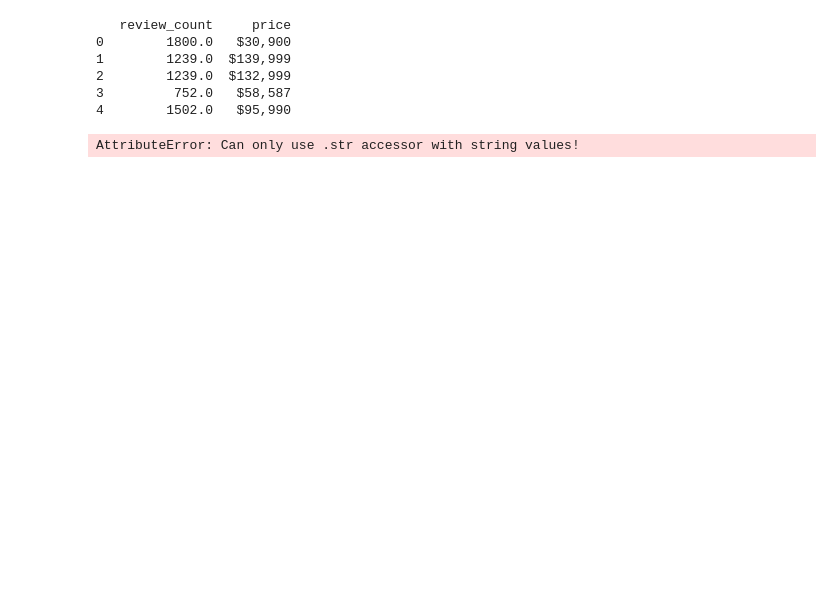
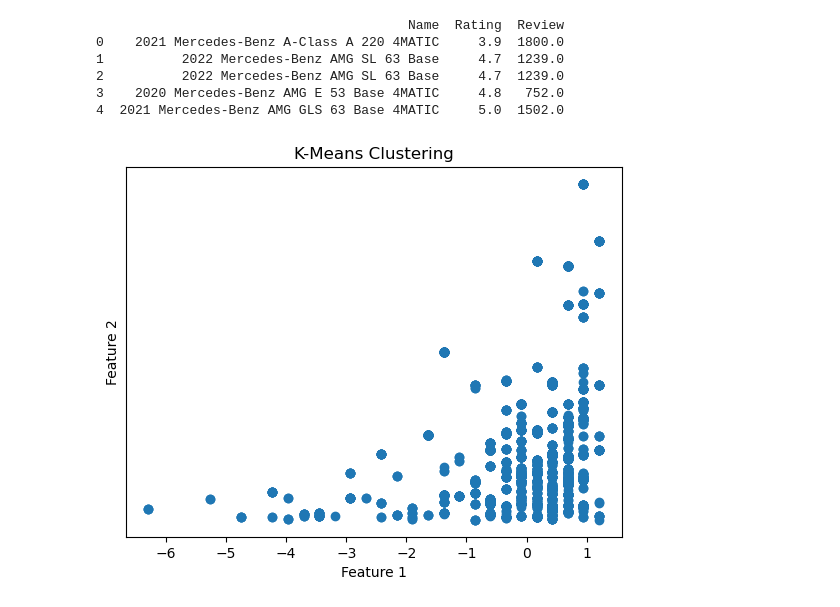
Before and after one commit to abdellahabd/Kmean-project, a Jupyter notebook: k-mean.ipynb, the cells around one changed output. Saved outputs shown, nothing was run; the diff lists cells and outputs as text; code cells hidden in the pictures; blank space fills up the shorter version.

```diff
--- a/k-mean.ipynb
+++ b/k-mean.ipynb
@@ -1,39 +1,41 @@
-# %%
-import pandas as pd
-import numpy as np
-
-df = pd.read_csv('usa_mercedes_benz_prices.csv')
-
-# remove rows with missing values
-df = df.dropna()
-
-# remove rows with Not Priced values
-df = df[df['price'] != 'Not Priced']
-
-# take only the 2 last columns (review_count and price)
-df = df.iloc[:, -2:]
-print(df.head())
-
-# normalize the price column
-df['price'] = df['price'].str.replace('$', '').str.replace(',', '').astype(float)
-
-# normalize the review_count column
-df['review_count'] = df['review_count'].str.replace(' reviews', '').str.replace(' review', '').astype(int)
-# %% [output]
-   review_count     price
-0        1800.0   $30,900
-1        1239.0  $139,999
-2        1239.0  $132,999
-3         752.0   $58,587
-4        1502.0   $95,990
-AttributeError: Can only use .str accessor with string values!
+# %%
+import pandas as pd
+import numpy as np
+import matplotlib.pyplot as plt
+
+df = pd.read_csv('usa_mercedes_benz_prices.csv')
+
+df = df.dropna()
+df = df.drop(['Mileage', 'Price'], axis=1)
+
+feature1 = df.iloc[:, 1]
+feature2 = df.iloc[:, 2]
 # %%
 # normalisation par la moyenne et l'écart type
-df['price'] = (df['price'] - df['price'].mean()) / df['price'].std()
-df['review_count'] = (df['review_count'] - df['review_count'].mean()) / df['review_count'].std()
+feature1 = (feature1 - np.mean(feature1)) / np.std(feature1)
+feature2 = (feature2 - np.mean(feature2)) / np.std(feature2)
 
 print(df.head())
-
-# save the cleaned data
-df.to_csv('usa_mercedes_benz_prices_cleaned.csv', index=False)
+# %% [output]
+                                        Name  Rating  Review
+0    2021 Mercedes-Benz A-Class A 220 4MATIC     3.9  1800.0
+1          2022 Mercedes-Benz AMG SL 63 Base     4.7  1239.0
+2          2022 Mercedes-Benz AMG SL 63 Base     4.7  1239.0
+3    2020 Mercedes-Benz AMG E 53 Base 4MATIC     4.8   752.0
+4  2021 Mercedes-Benz AMG GLS 63 Base 4MATIC     5.0  1502.0
+# %%
+plt.scatter(feature1, feature2)
+
+# Labeling the axes and title
+plt.xlabel('Feature 1')
+plt.ylabel('Feature 2')
+plt.title('K-Means Clustering')
+
+# Remove values on the y-axis
+plt.yticks([])
+
+# Display the plot
+plt.show()
+# %% [output]
+[figure, added]
 # %%
```
Also changed, not shown: parts of 3 cells of this notebook, 1 other file.
